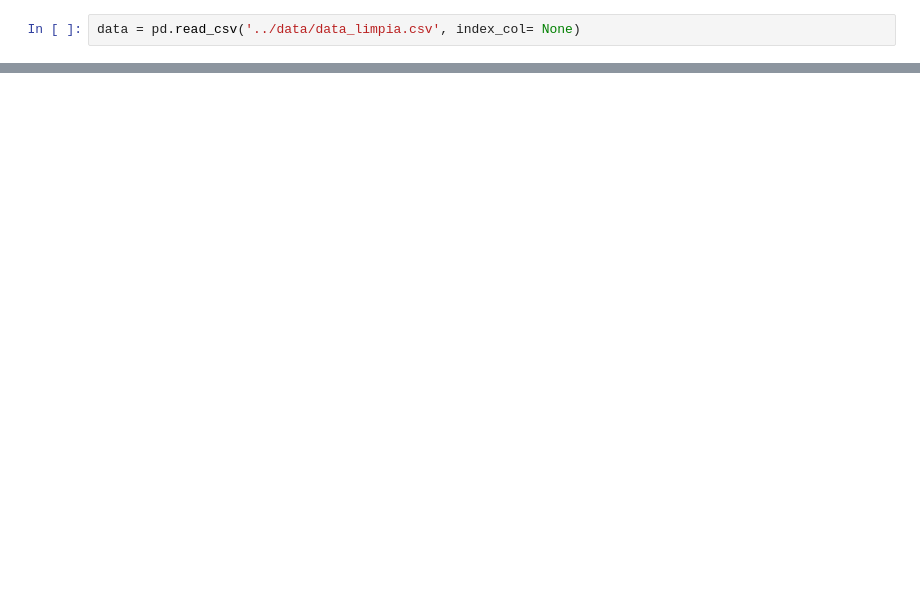
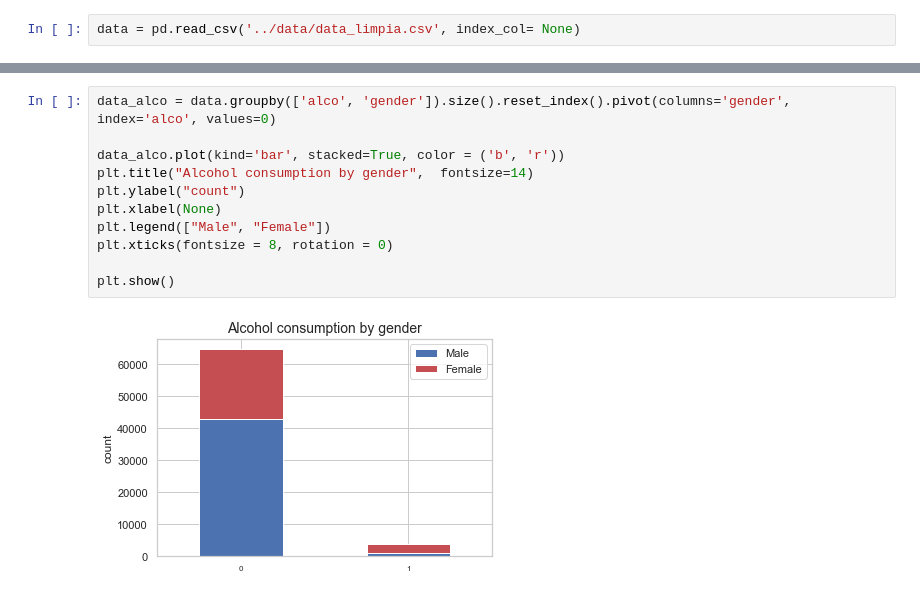
Before and after one commit to iamcest/risk_factors, a Jupyter notebook: scripts/visualizaciones_Maia.ipynb, the cells around one changed output, grey strips where cells are left out. Cells and saved outputs as stored; diff of their text form; blank space fills up the shorter version.

```diff
--- a/scripts/visualizaciones_Maia.ipynb
+++ b/scripts/visualizaciones_Maia.ipynb
@@ -113,0 +138,13 @@ ax.set(xlabel="Categorías Colesterol")
+# %%
+data_alco = data.groupby(['alco', 'gender']).size().reset_index().pivot(columns='gender', index='alco', values=0)
+
+data_alco.plot(kind='bar', stacked=True, color = ('b', 'r'))
+plt.title("Alcohol consumption by gender",  fontsize=14)
+plt.ylabel("count")
+plt.xlabel(None)
+plt.legend(["Male", "Female"])
+plt.xticks(fontsize = 8, rotation = 0)
+
+plt.show()
+# %% [output]
+[figure, added]
```
Also changed, not shown: parts of 25 cells of this notebook.
